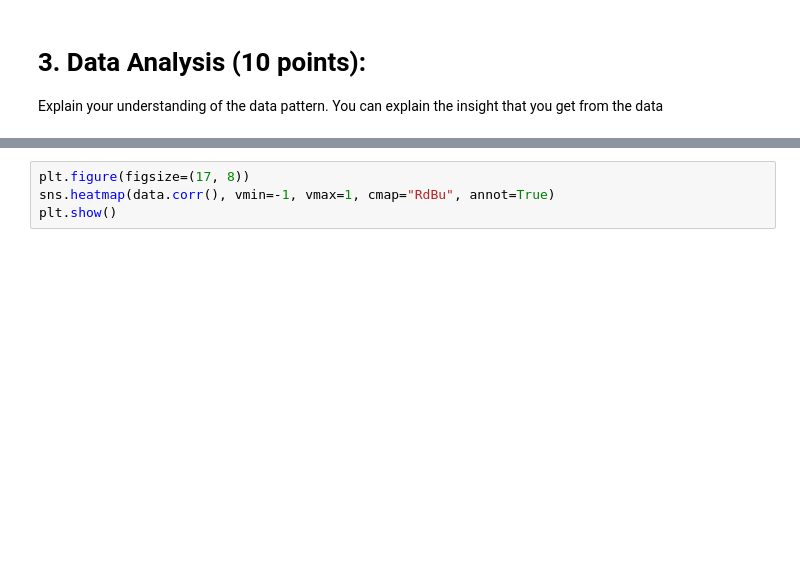
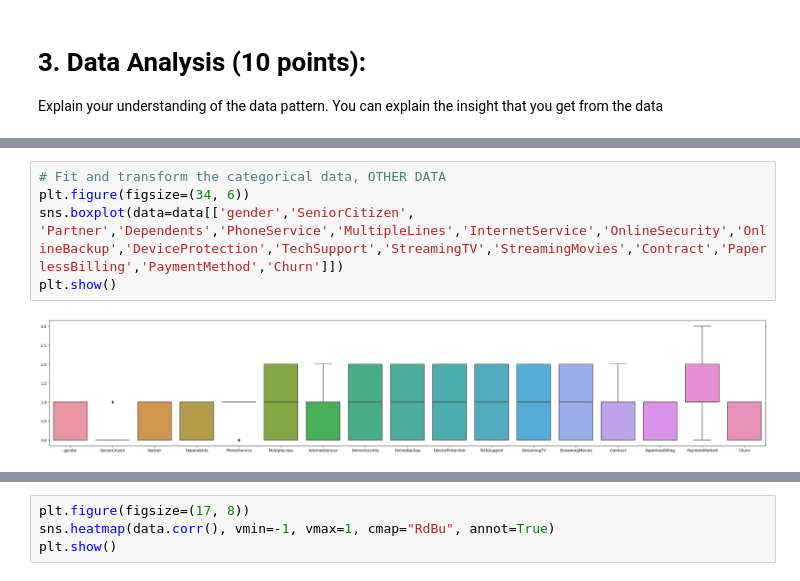
Before and after one commit to Marsh16/AFL1_Evelyn_Marsha_ML, a Jupyter notebook: AFL1_Evelyn_Marsha.ipynb, the cells around one changed output, grey strips where cells are left out. Saved outputs shown, nothing was run; the diff lists cells and outputs as text; blank space fills up the shorter version.

```diff
--- a/AFL1_Evelyn_Marsha.ipynb
+++ b/AFL1_Evelyn_Marsha.ipynb
@@ -293 +303,8 @@ plt.show()
+# %%
+# Fit and transform the categorical data, OTHER DATA
+plt.figure(figsize=(34, 6))
+sns.boxplot(data=data[['gender','SeniorCitizen', 'Partner','Dependents','PhoneService','MultipleLines','InternetService','OnlineSecurity','OnlineBackup','DeviceProtection','TechSupport','StreamingTV','StreamingMovies','Contract','PaperlessBilling','PaymentMethod','Churn']])
+plt.show()
+# %% [output]
+[figure, added]
 # %%
```
Also changed, not shown: parts of 10 cells of this notebook.
